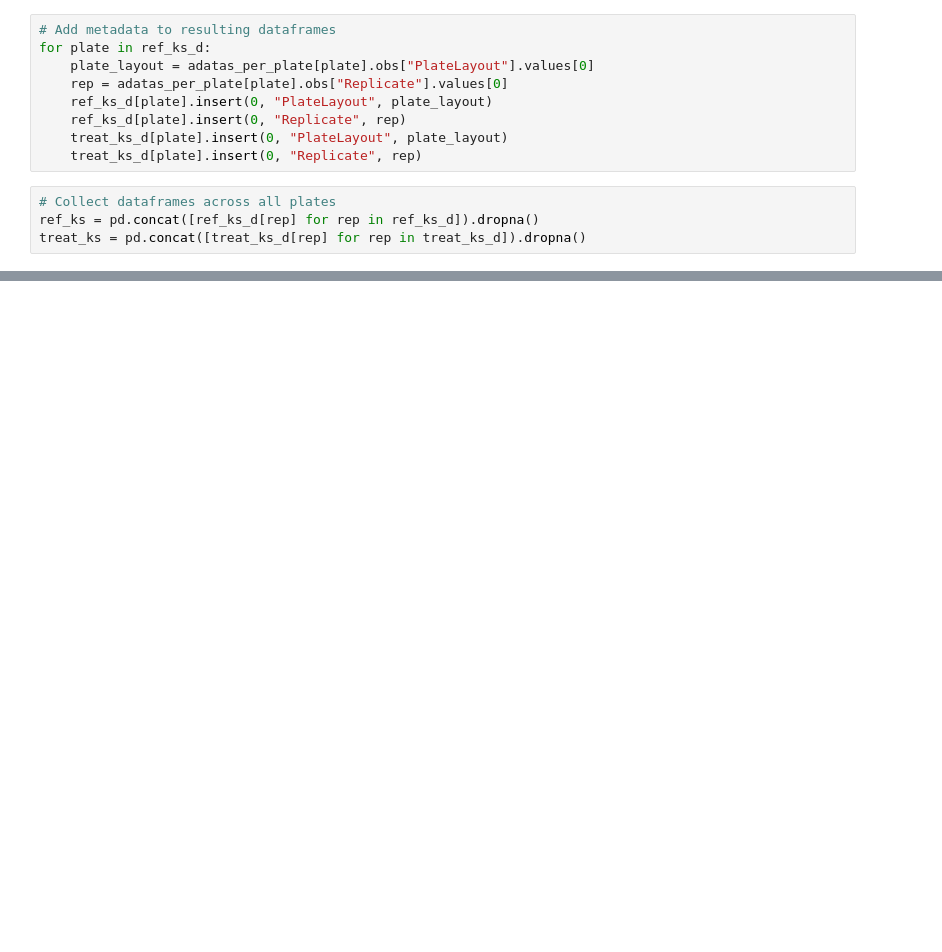
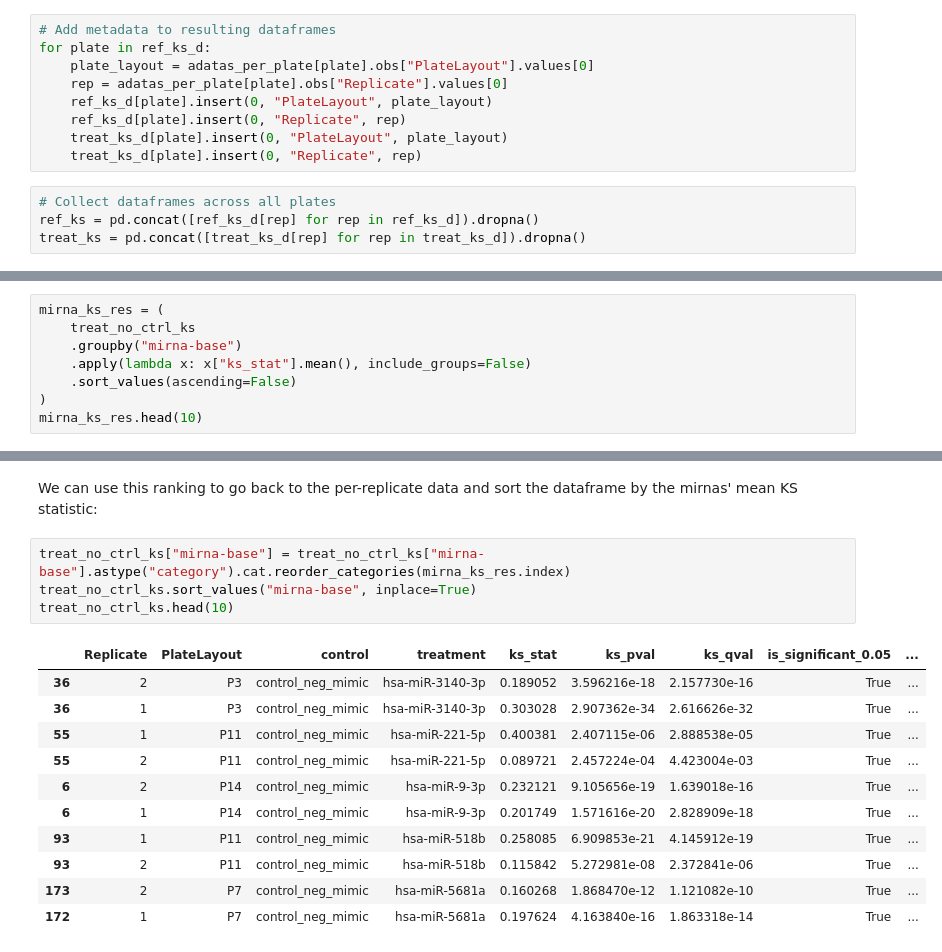
Before and after one commit to edbiomedai/microna-reproducibility, a Jupyter notebook: 01_rank_mirnas.ipynb, the cells around one changed output, grey strips where cells are left out. Drawn from its saved outputs; the diff is of its cells as text; blank space fills up the shorter version.

```diff
--- a/01_rank_mirnas.ipynb
+++ b/01_rank_mirnas.ipynb
@@ -85,0 +164,8 @@ treat_ks
+# %%
+mirna_ks_res = (
+    treat_no_ctrl_ks
+    .groupby("mirna-base")
+    .apply(lambda x: x["ks_stat"].mean(), include_groups=False)
+    .sort_values(ascending=False)
+)
+mirna_ks_res.head(10)
@@ -85,0 +185,19 @@ treat_ks
+# %% [markdown]
+We can use this ranking to go back to the per-replicate data and sort the
+dataframe by the mirnas' mean KS statistic:
+# %%
+treat_no_ctrl_ks["mirna-base"] = treat_no_ctrl_ks["mirna-base"].astype("category").cat.reorder_categories(mirna_ks_res.index)
+treat_no_ctrl_ks.sort_values("mirna-base", inplace=True)
+treat_no_ctrl_ks.head(10)
+# %% [output]
+|  | Replicate | PlateLayout | control | treatment | ks_stat | ks_pval | ks_qval | is_significant_0.05 | ... |
+| 36 | 2 | P3 | control_neg_mimic | hsa-miR-3140-3p | 0.189052 | 3.596216e-18 | 2.157730e-16 | True | ... |
+| 36 | 1 | P3 | control_neg_mimic | hsa-miR-3140-3p | 0.303028 | 2.907362e-34 | 2.616626e-32 | True | ... |
+| 55 | 1 | P11 | control_neg_mimic | hsa-miR-221-5p | 0.400381 | 2.407115e-06 | 2.888538e-05 | True | ... |
+| 55 | 2 | P11 | control_neg_mimic | hsa-miR-221-5p | 0.089721 | 2.457224e-04 | 4.423004e-03 | True | ... |
+| 6 | 2 | P14 | control_neg_mimic | hsa-miR-9-3p | 0.232121 | 9.105656e-19 | 1.639018e-16 | True | ... |
+| 6 | 1 | P14 | control_neg_mimic | hsa-miR-9-3p | 0.201749 | 1.571616e-20 | 2.828909e-18 | True | ... |
+| 93 | 1 | P11 | control_neg_mimic | hsa-miR-518b | 0.258085 | 6.909853e-21 | 4.145912e-19 | True | ... |
+| 93 | 2 | P11 | control_neg_mimic | hsa-miR-518b | 0.115842 | 5.272981e-08 | 2.372841e-06 | True | ... |
+| 173 | 2 | P7 | control_neg_mimic | hsa-miR-5681a | 0.160268 | 1.868470e-12 | 1.121082e-10 | True | ... |
+| 172 | 1 | P7 | control_neg_mimic | hsa-miR-5681a | 0.197624 | 4.163840e-16 | 1.863318e-14 | True | ... |
```
Also changed, not shown: parts of 19 cells of this notebook.
